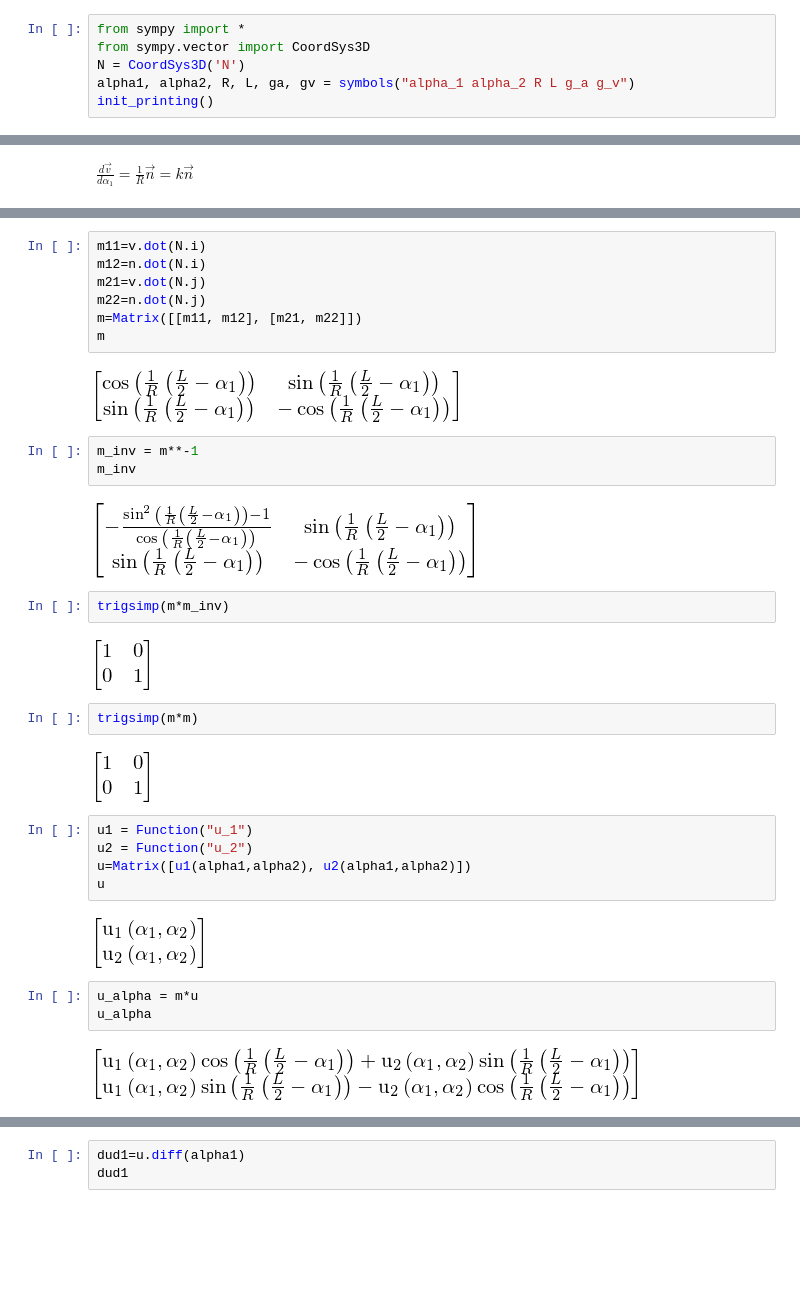
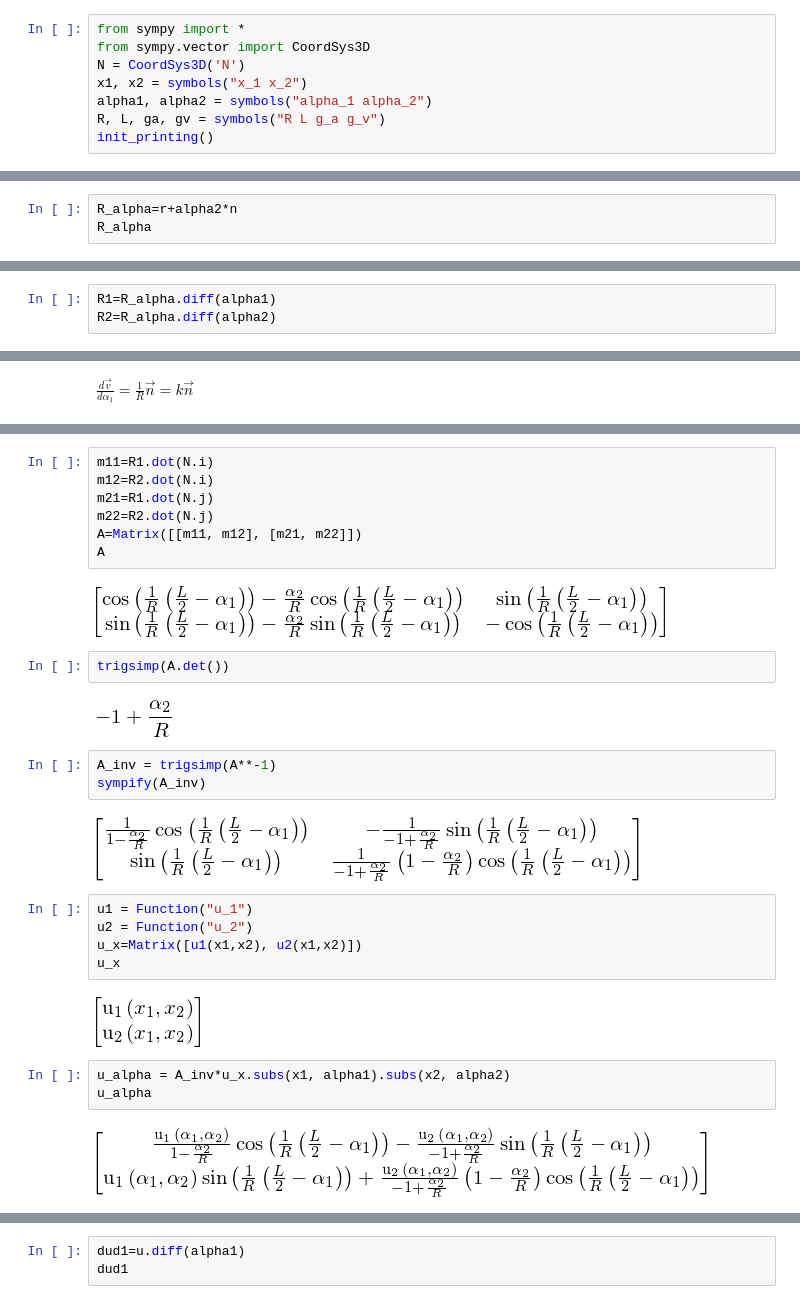
Before and after one commit to tarashor/vibrations, a Jupyter notebook: py2/All geometries.ipynb, the cells around one changed output, grey strips where cells are left out. Drawn from its saved outputs; the diff is of its cells as text; blank space fills up the shorter version.

```diff
--- a/py2/All geometries.ipynb
+++ b/py2/All geometries.ipynb
@@ -6,7 +6,9 @@ Init sympy
 from sympy import *
 from sympy.vector import CoordSys3D
 N = CoordSys3D('N')
-alpha1, alpha2, R, L, ga, gv = symbols("alpha_1 alpha_2 R L g_a g_v")
+x1, x2 = symbols("x_1 x_2")
+alpha1, alpha2 = symbols("alpha_1 alpha_2")
+R, L, ga, gv = symbols("R L g_a g_v")
 init_printing()
 # %% [markdown]
 ## Cylindrical coordinates
@@ -66,0 +69,3 @@ sympify(k)
+# %%
+R_alpha=r+alpha2*n
+R_alpha
@@ -66,0 +74,3 @@ sympify(k)
+# %%
+R1=R_alpha.diff(alpha1)
+R2=R_alpha.diff(alpha2)
@@ -91,37 +171,33 @@ $ \frac { d\vec{u} } { d\alpha_2} = \frac { d(u_n\vec{n}) } { d\alpha_2} + \frac
 # %%
-m11=v.dot(N.i)
-m12=n.dot(N.i)
-m21=v.dot(N.j)
-m22=n.dot(N.j)
-m=Matrix([[m11, m12], [m21, m22]])
-m
+m11=R1.dot(N.i)
+m12=R2.dot(N.i)
+m21=R1.dot(N.j)
+m22=R2.dot(N.j)
+A=Matrix([[m11, m12], [m21, m22]])
+A
 # %% [output]
-[figure, old version]
+[figure, new version]
-# %%
-m_inv = m**-1
-m_inv
-# %% [output]
-[figure, removed]
-# %%
-trigsimp(m*m_inv)
-# %% [output]
-[figure, removed]
-# %%
-trigsimp(m*m)
-# %% [output]
-[figure, removed]
+# %%
+trigsimp(A.det())
+# %% [output]
+[figure, added]
+# %%
+A_inv = trigsimp(A**-1)
+sympify(A_inv)
+# %% [output]
+[figure, added]
 # %%
 u1 = Function("u_1")
 u2 = Function("u_2")
-u=Matrix([u1(alpha1,alpha2), u2(alpha1,alpha2)])
-u
+u_x=Matrix([u1(x1,x2), u2(x1,x2)])
+u_x
 # %% [output]
-[figure, old version]
+[figure, new version]
-# %%
-u_alpha = m*u
-u_alpha
-# %% [output]
-[figure, removed]
+# %%
+u_alpha = A_inv*u_x.subs(x1, alpha1).subs(x2, alpha2)
+u_alpha
+# %% [output]
+[figure, added]
 # %%
 trigsimp(u_alpha.diff(alpha1))
 # %% [output]
```
Also changed, not shown: parts of 27 cells of this notebook.
